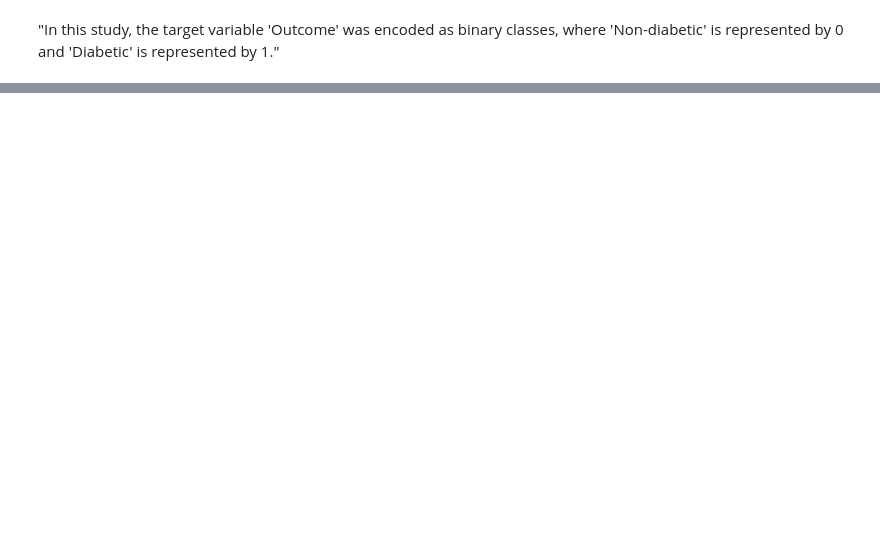
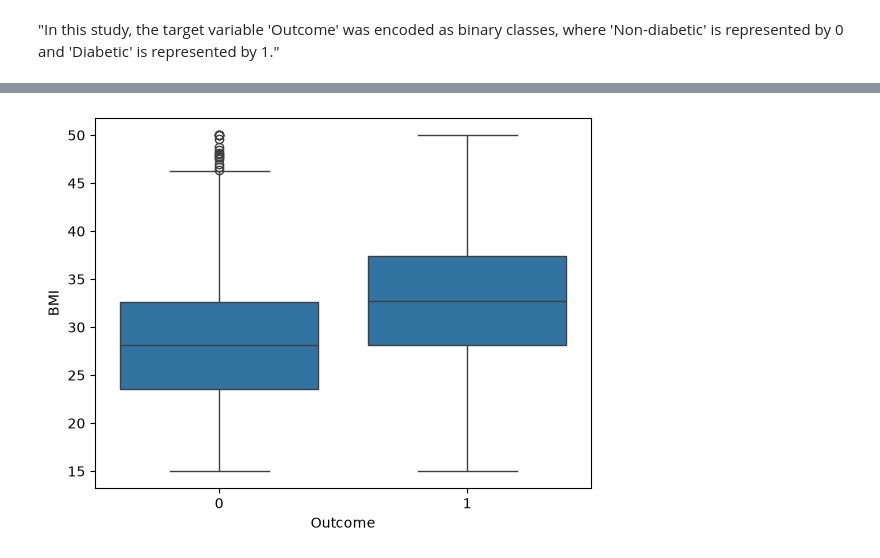
Before and after one commit to 2026324-cmd/achine-Learning-HDip2026-, a Jupyter notebook: Sumi Heo(2026324) - Machine Learning CA1.ipynb, the cells around one changed output, grey strips where cells are left out. Drawn from its saved outputs; the diff is of its cells as text; code cells hidden in the pictures; blank space fills up the shorter version.

```diff
--- a/Sumi Heo(2026324) - Machine Learning CA1.ipynb
+++ b/Sumi Heo(2026324) - Machine Learning CA1.ipynb
@@ -316,0 +394,5 @@ Passing `palette` without assigning `hue` is deprecated and will be removed in v
+# %%
+sns.boxplot(x='Outcome', y='BMI', data=df)
+plt.show()
+# %% [output]
+[figure, added]
```
Also changed, not shown: parts of 53 cells of this notebook, 1 other file.
